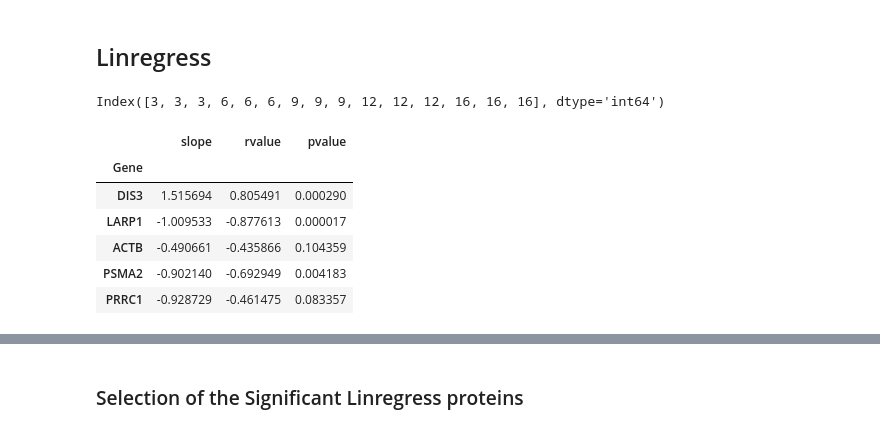
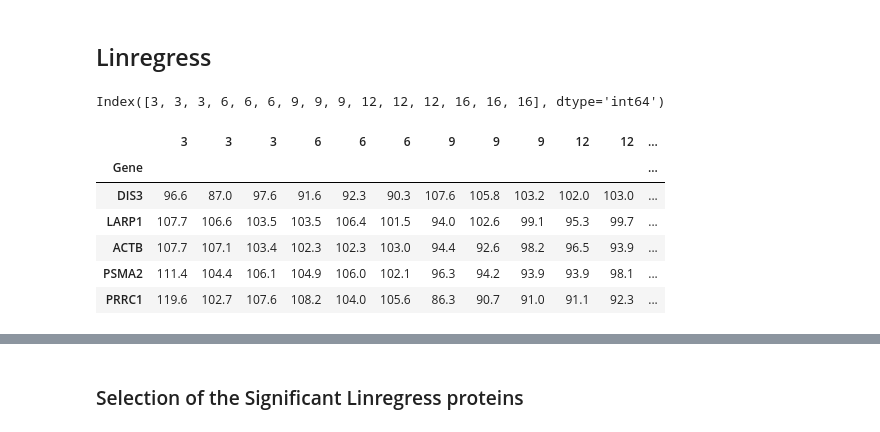
Before and after one commit to Keviosta/Temp_3.2.-.C, a Jupyter notebook: HEK293_Proteomic data.ipynb, the cells around one changed output, grey strips where cells are left out. Saved outputs shown, nothing was run; the diff lists cells and outputs as text; code cells hidden in the pictures.

```diff
--- a/HEK293_Proteomic data.ipynb
+++ b/HEK293_Proteomic data.ipynb
@@ -106,25 +106,26 @@ IMPDH2  0.098694  0.032742  0.057925  0.021225  0.153673 -0.436965
 # %%
 # Regression is about time. So, exclude 37°C to keep 32°C and the time points
 df_linregress = df.iloc[:,3:]
 
 ##Change df name as numeric to run linregress - 3,3,3 because of triplicate of 3 hours.
 df_linregress.columns = [ 3, 3, 3, 6, 6, 6, 9, 9, 9, 12, 12, 12, 16, 16 , 16]
 print(df_linregress.columns)
 
 ## LinRegress Slope (output: slope, intercept, rvalue, pvalue)
 df_linregress = df_linregress.assign(slope = (df_linregress.apply(lambda row: linregress(row.index, row.values).slope, axis=1)),
+                                     intercept = (df_linregress.apply(lambda row: linregress(row.index, row.values).intercept, axis=1)),
                                      rvalue = (df_linregress.apply(lambda row: linregress(row.index, row.values).rvalue, axis=1)),
                                      pvalue = (df_linregress.apply(lambda row: linregress(row.index, row.values).pvalue, axis=1)))
 
 # Only select linregress values
-df_linregress = df_linregress.iloc[:,-3:]
+# df_linregress = df_linregress.iloc[:,-4:]
 df_linregress.head(5)
 # %% [output]
 Index([3, 3, 3, 6, 6, 6, 9, 9, 9, 12, 12, 12, 16, 16, 16], dtype='int64')
-|  | slope | rvalue | pvalue |
-| Gene |  |  |  |
-| DIS3 | 1.515694 | 0.805491 | 0.000290 |
-| LARP1 | -1.009533 | -0.877613 | 0.000017 |
-| ACTB | -0.490661 | -0.435866 | 0.104359 |
-| PSMA2 | -0.902140 | -0.692949 | 0.004183 |
-| PRRC1 | -0.928729 | -0.461475 | 0.083357 |
+|  | 3 | 3 | 3 | 6 | 6 | 6 | 9 | 9 | 9 | 12 | 12 | ... |
+| Gene |  |  |  |  |  |  |  |  |  |  |  | ... |
+| DIS3 | 96.6 | 87.0 | 97.6 | 91.6 | 92.3 | 90.3 | 107.6 | 105.8 | 103.2 | 102.0 | 103.0 | ... |
+| LARP1 | 107.7 | 106.6 | 103.5 | 103.5 | 106.4 | 101.5 | 94.0 | 102.6 | 99.1 | 95.3 | 99.7 | ... |
+| ACTB | 107.7 | 107.1 | 103.4 | 102.3 | 102.3 | 103.0 | 94.4 | 92.6 | 98.2 | 96.5 | 93.9 | ... |
+| PSMA2 | 111.4 | 104.4 | 106.1 | 104.9 | 106.0 | 102.1 | 96.3 | 94.2 | 93.9 | 93.9 | 98.1 | ... |
+| PRRC1 | 119.6 | 102.7 | 107.6 | 108.2 | 104.0 | 105.6 | 86.3 | 90.7 | 91.0 | 91.1 | 92.3 | ... |
```
Also changed, not shown: parts of 55 cells of this notebook, 5 other files.
